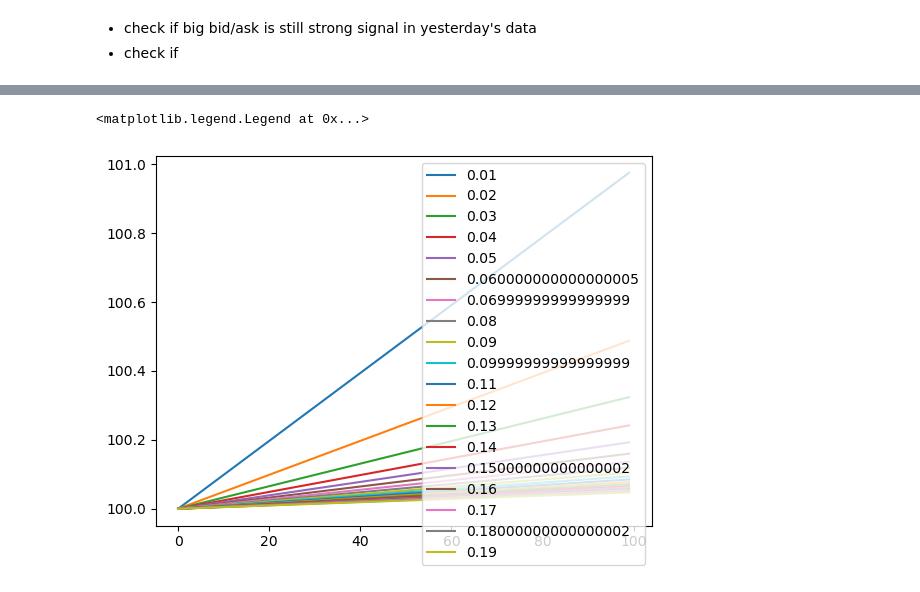
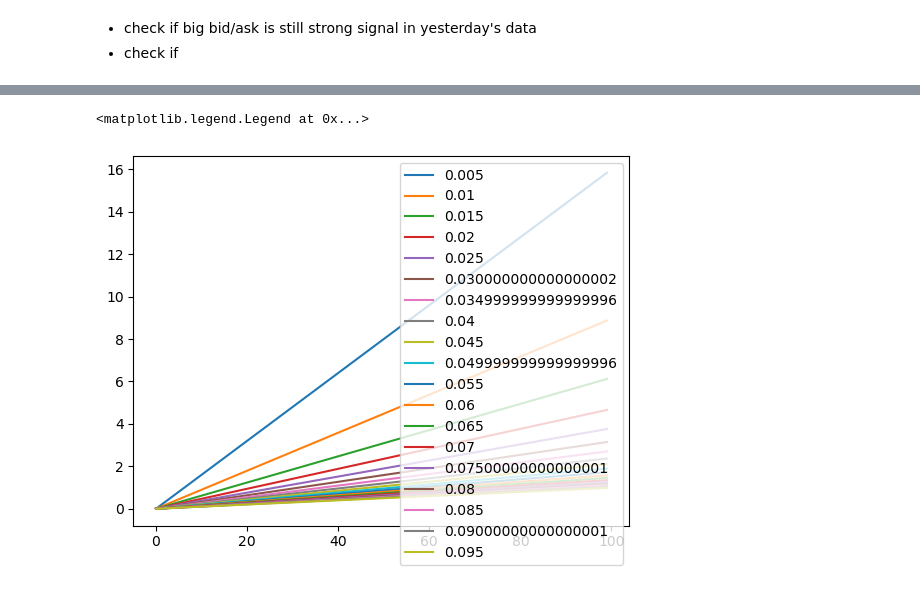
Before and after one commit to rzhan11/MarkData, a Jupyter notebook: nbs/data-gen2.ipynb, the cells around one changed output, grey strips where cells are left out. Cells and saved outputs as stored; diff of their text form; code cells hidden in the pictures.

Commit message:
study with real numbers

```diff
--- a/nbs/data-gen2.ipynb
+++ b/nbs/data-gen2.ipynb
@@ -413,28 +490,35 @@ def test_closing_strategy(
 # %%
-for discount_factor in np.arange(0.01, 0.2, 0.01):
+# initial study
+slopes = []
+
+discounts = np.arange(0.005, 0.005*20, 0.005)
+
+for discount_factor in discounts:
     all_data = []
 
     for total_impact in range(100):
 
         initial_shares = 10000
         impact = total_impact / initial_shares
 
-        df_tick1, avg1 = test_closing_strategy(
+        df_tick, avg = test_closing_strategy(
             close_fn=close_fractional,
             fair=100,
             initial_price=100,
             initial_shares=initial_shares,
-            timesteps=10000,
+            timesteps=1000,
             discount_factor=discount_factor,
             impact=impact,
         )
 
-        all_data += [{"total_impact": total_impact, "impact": impact, "avg_price": avg1}]
+        all_data += [{"total_impact": total_impact, "impact": impact, "edge_paid": avg - 100}]
 
     df_res = pd.DataFrame(all_data)
-    plt.plot(df_res["avg_price"], label=f"{discount_factor}")
+    plt.plot(df_res["edge_paid"], label=f"{discount_factor}")
+
+    slopes += [all_data[1]["edge_paid"]]
 
 plt.legend()
 # %% [output]
 <matplotlib.legend.Legend at 0x...>
-[figure, old version]
+[figure, new version]
```
Also changed, not shown: parts of 14 cells of this notebook.
